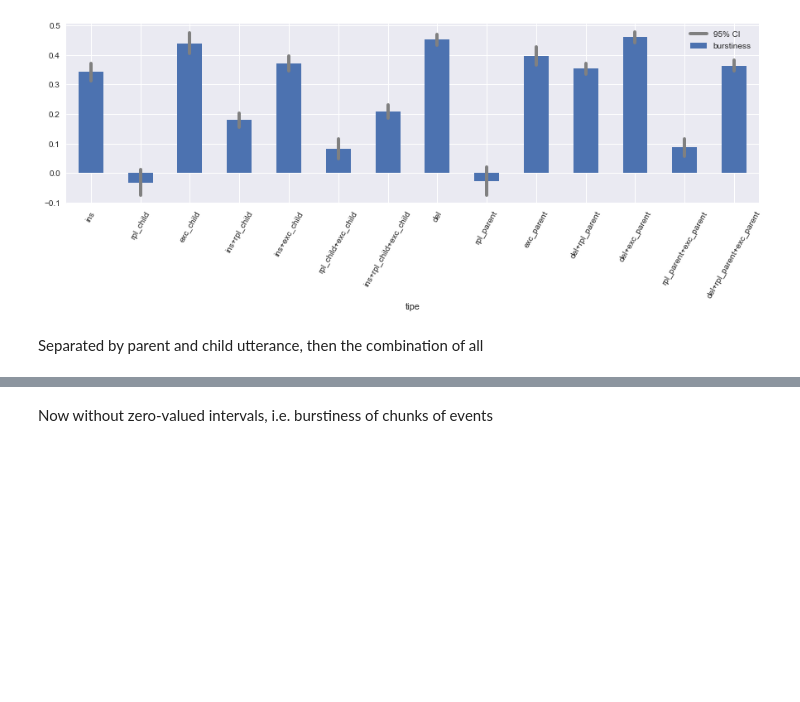
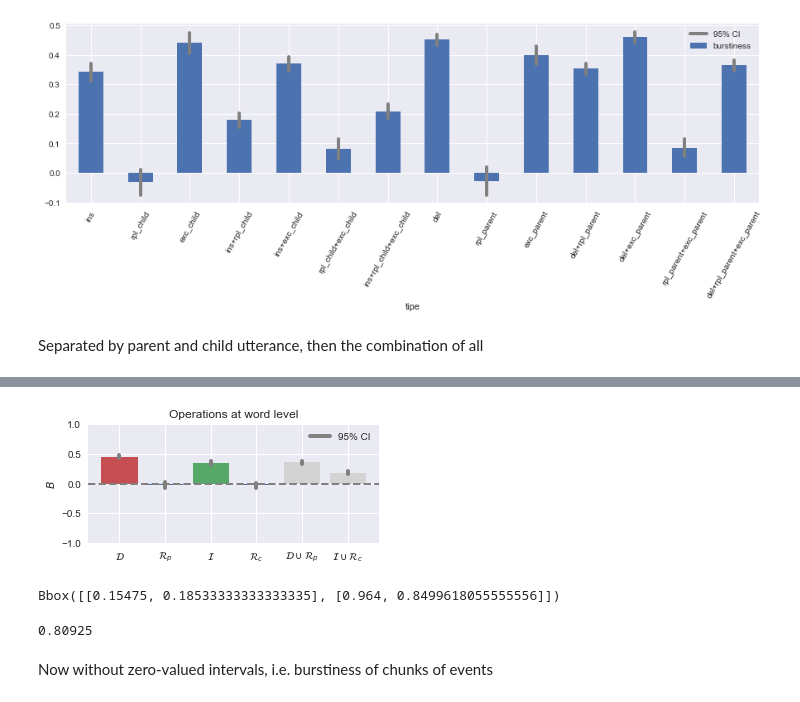
Before and after one commit to interpretation-experiment/analysis, a Jupyter notebook: notebooks/exp_3/model_exploration.ipynb, the cells around one changed output, grey strips where cells are left out. Cells and saved outputs as stored; diff of their text form; code cells hidden in the pictures; blank space fills up the shorter version.

```diff
--- a/notebooks/exp_3/model_exploration.ipynb
+++ b/notebooks/exp_3/model_exploration.ipynb
@@ -784,5 +784,27 @@ ax.legend()
 # %% [output]
 <matplotlib.legend.Legend at 0x...>
 [figure]
+# %%
+def plot_burstinesses(burstiness, ops, colors, labels, ylabel, title,
+                      ax=None, xlim=None, labelsrot=0):
+    if ax is None:
+        ax = plt.gca()
+    ax.bar(range(len(ops)), burstiness.burstiness.loc[ops], color=colors)
+    ax.set_xticks(range(len(ops)))
+    ax.set_xticklabels(labels, rotation=labelsrot)
+    for i, row in enumerate(ops):
+        b = burstiness.loc[row].burstiness
+        ci = burstiness.loc[row].ci
+        ax.plot([i, i], [b - ci, b + ci], lw=4, color='grey',
+                label='95% CI' if i == 0 else None)
+    ax.set_xlim(xlim)
+    xlim = ax.get_xlim()
+    ax.plot(xlim, [0, 0], color='grey', linestyle='--', lw=2)
+    ax.legend()
+    ax.set_ylabel(ylabel)
+    ax.set_title(title)
+    return ax
+
+blue, green, red, purple, yellow, cyan = sb.color_palette()
 # %% [markdown]
 Separated by parent and child utterance, then the combination of all
@@ -836,3 +811,25 @@ if SAVE_FIGURES:
+# %%
+fig, ax = plt.subplots(1, 1, figsize=(5, 2.5))
+plot_burstinesses(word_burstiness,
+                  ['del', 'rpl_parent', 'ins', 'rpl_child', 'del+rpl_parent', 'ins+rpl_child'],
+                  [red, blue, green, blue, 'lightgrey', 'lightgrey'],
+                  ['$\mathcal{D}$', '$\mathcal{R}_p$', '$\mathcal{I}$', '$\mathcal{R}_c$',
+                   '$\mathcal{D} \cup \mathcal{R}_p$', '$\mathcal{I} \cup \mathcal{R}_c$'],
+                  '$B$', 'Operations at word level', ax=ax)
+ax.set_ylim(-1, 1)
+fig.tight_layout()
+if SAVE_FIGURES:
+    fig.savefig(FIG.format('burstiness-words'), dpi=300, bbox='tight')
+# %% [output]
+[figure, added]
+# %%
+ax.get_position()
+# %% [output]
+Bbox([[0.15475, 0.18533333333333335], [0.964, 0.8499618055555556]])
+# %%
+.964-.15475
+# %% [output]
+0.80925
 # %% [markdown]
 Now without zero-valued intervals, i.e. burstiness of chunks of events
 # %%
```
Also changed, not shown: parts of 3 cells of this notebook, 2 other files.
